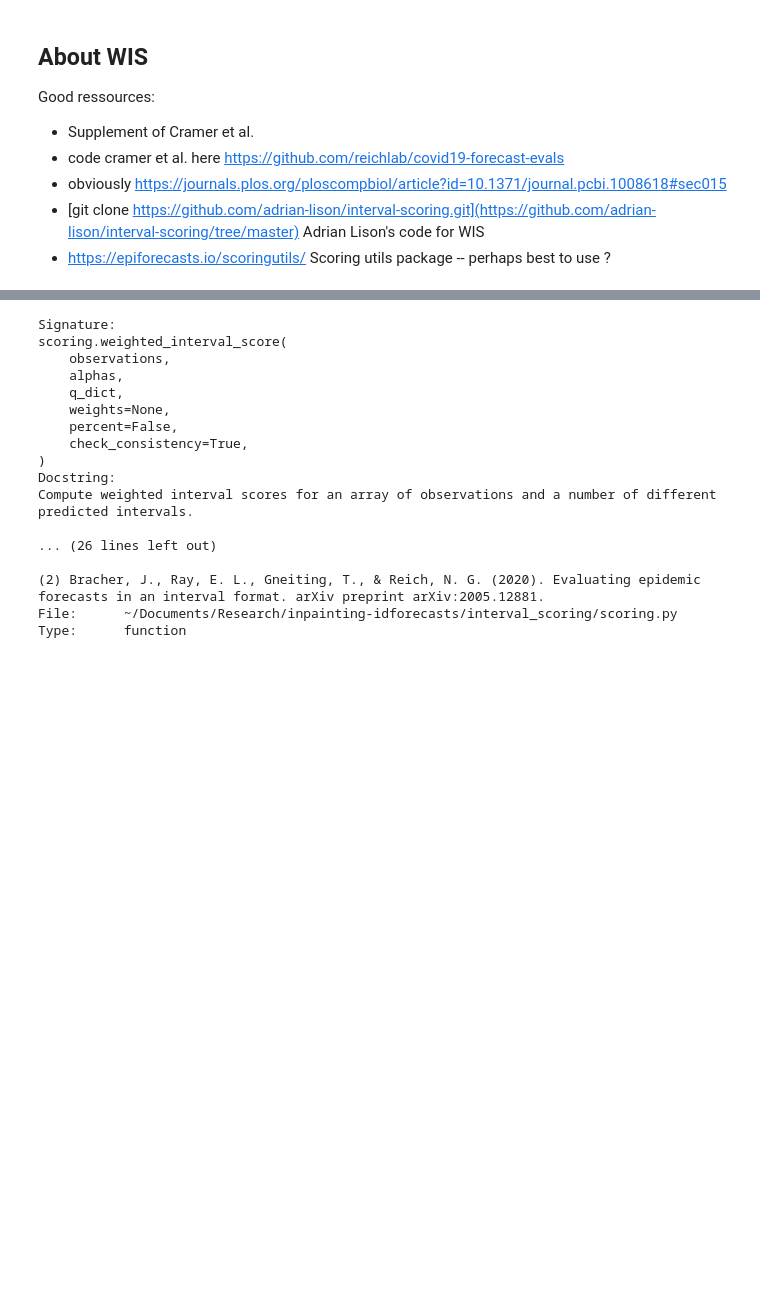
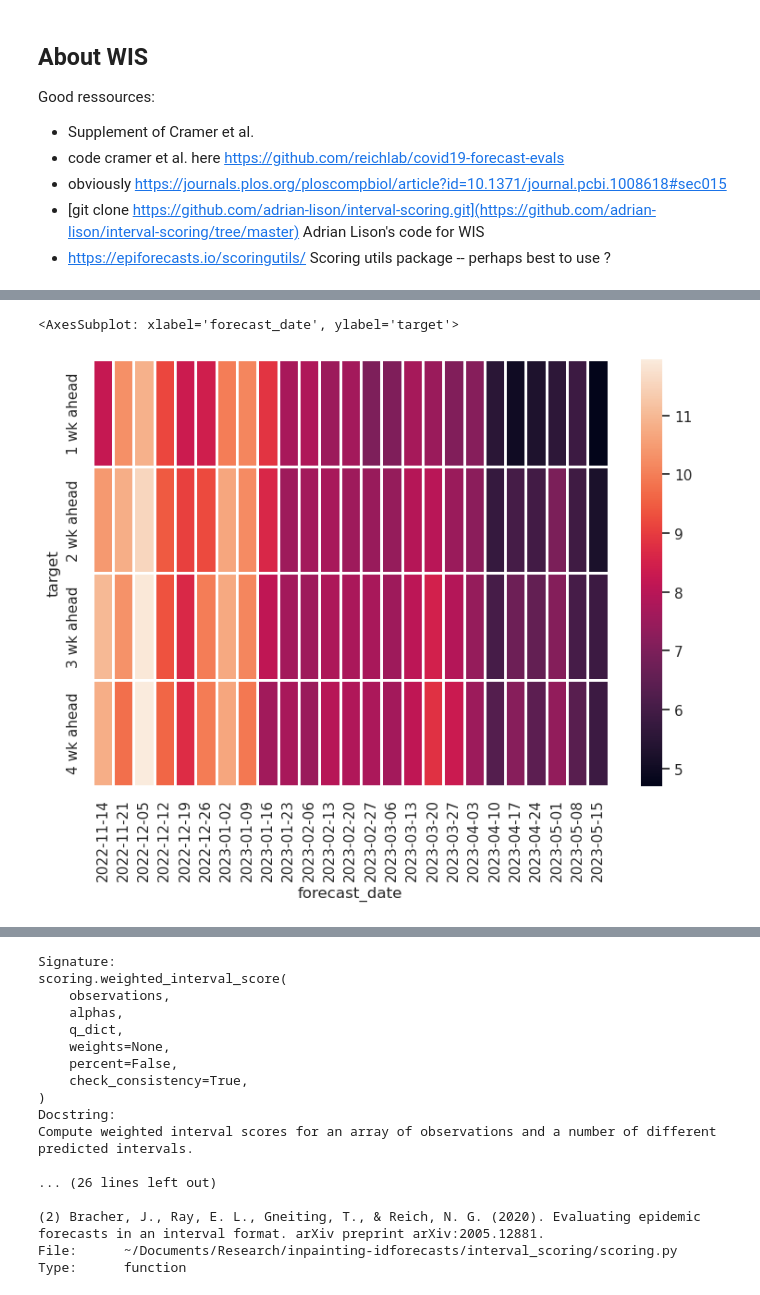
Before and after one commit to CyGei/influpaint, a Jupyter notebook: benchmark.ipynb, the cells around one changed output, grey strips where cells are left out. Drawn from its saved outputs; the diff is of its cells as text; code cells hidden in the pictures; blank space fills up the shorter version.

```diff
--- a/benchmark.ipynb
+++ b/benchmark.ipynb
@@ -49,17 +17,0 @@ def score_forecasts(gt, forecasts):
-# %%
-fdates = pd.date_range("2022-11-14", "2023-05-15", freq="W-MON")
-
-gt = pd.read_csv("Flusight/Flusight-forecast-data/data-truth/truth-Incident Hospitalizations.csv")
-
-scores = {}
-for date in tqdm(fdates):
-    date = date.date()
-    try:
-        forecasts = pd.read_csv(f"Flusight/Flusight-forecast-data/data-forecasts/UNC_IDD-InfluPaint/{str(date)}-UNC_IDD-InfluPaint.csv")
-        this_date=True
-    except FileNotFoundError:
-        print(f"skipping {date}")
-        this_date=False
-    if this_date:
-        wis_total, wis_sharpness, wis_calibration = score_forecasts(gt, forecasts)
-        scores[date] = wis_total
@@ -81,0 +83,17 @@ q_dict[0.01]
+# %%
+fdates = pd.date_range("2022-11-14", "2023-05-15", freq="W-MON")
+
+gt = pd.read_csv("Flusight/Flusight-forecast-data/data-truth/truth-Incident Hospitalizations.csv")
+
+scores = {}
+for date in tqdm(fdates):
+    date = date.date()
+    try:
+        forecasts = pd.read_csv(f"Flusight/Flusight-forecast-data/data-forecasts/UNC_IDD-InfluPaint/{str(date)}-UNC_IDD-InfluPaint.csv")
+        this_date=True
+    except FileNotFoundError:
+        print(f"skipping {date}")
+        this_date=False
+    if this_date:
+        wis_all = score_Nwk_forecasts(gt, forecasts)
+        scores[date] = wis_all
@@ -81,0 +123,5 @@ q_dict[0.01]
+# %%
+all_scores = pd.concat(scores, names=["forecast_date", "target", "target_end_date"])
+wis_total = all_scores[all_scores["wis_type"] == "wis_total"].drop("wis_type", axis=1)
+wis_total  = pd.melt(wis_total , var_name="location", value_name="wis_total",ignore_index=False).reset_index()
+wis_total
@@ -81,0 +142,8 @@ q_dict[0.01]
+# %%
+tp = wis_total[wis_total["location"]=="US"].pivot(values="wis_total", index="target", columns="forecast_date")
+
+f, ax = plt.subplots(figsize=(9, 6))
+sns.heatmap(np.log(tp), annot=False, fmt="", linewidths=1, ax=ax)
+# %% [output]
+<AxesSubplot: xlabel='forecast_date', ylabel='target'>
+[figure, added]
```
Also changed, not shown: parts of 13 cells of this notebook.
